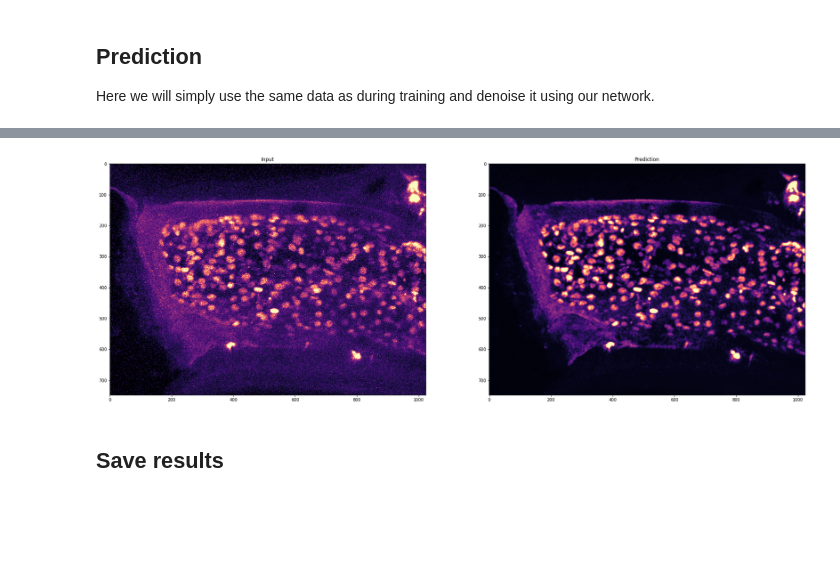
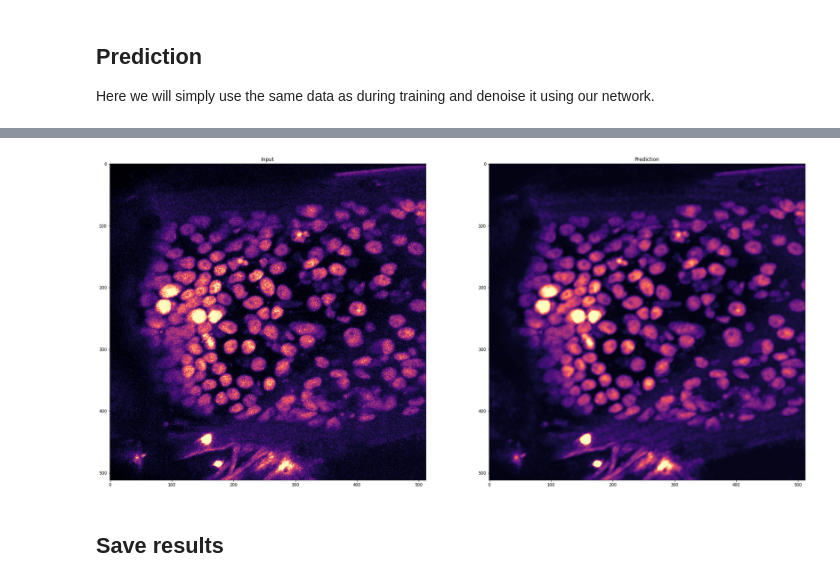
Before and after one commit to ksugar/n2v, a Jupyter notebook: examples/3D/04_prediction_20220927.ipynb, the cells around one changed output, grey strips where cells are left out. Drawn from its saved outputs; the diff is of its cells as text; code cells hidden in the pictures; blank space fills up the shorter version.

```diff
--- a/examples/3D/04_prediction_20220927.ipynb
+++ b/examples/3D/04_prediction_20220927.ipynb
@@ -15,7 +17,7 @@ from csbdeep.io import save_tiff_imagej_compatible
 ## Load the Network
 # %%
 # A previously trained model is loaded by creating a new N2V-object without providing a 'config'.
-model_name = 'n2v_3D_20220927'
+model_name = 'n2v_3D_movie1-16'
 basedir = 'models'
 model = N2V(config=None, name=model_name, basedir=basedir)
 # %% [output]
@@ -32,15 +42,3 @@ Loading network weights from 'weights_best.h5'.
 # %% [markdown]
 ## Prediction
 Here we will simply use the same data as during training and denoise it using our network.
-# %%
-datadir = '2022-09-27'
-preddir = 'pred_' + datadir
-for i in range(10):
-    # We load the data we want to process.
-    img = imread(f'{datadir}/t{i:03d}.tif')
-
-    # Here we process the data.
-    # The 'n_tiles' parameter can be used if images are too big for the GPU memory.
-    # If we do not provide the 'n_tiles' parameter the system will automatically try to find an appropriate tiling.
-    pred = model.predict(img, axes='ZYX', n_tiles=(2,4,4))
-    save_tiff_imagej_compatible(f'{preddir}/t{i:03d}.tif', pred, 'ZYX')
@@ -54,0 +45,13 @@ Detected at node 'model/channel_0down_level_0_no_0/Conv3D' defined at (most rece
+# %%
+datadir = 'data/standard'
+preddir = datadir + '_n2v_200epoch'
+Path(preddir).mkdir(exist_ok=True)
+img = imread(f'{datadir}/standard.tif')
+preds = []
+for t in range(img.shape[0]):
+    pred = model.predict(img[t], axes='ZYX', n_tiles=(2,4,4))
+    pred -= pred.min()
+    pred = (pred / pred.max() * 255).astype(np.uint8)
+    preds.append(pred)
+result = np.array(preds)
+save_tiff_imagej_compatible(f'{preddir}/standard_n2v_200epoch.tif', result, 'TZYX')
@@ -55,26 +73,26 @@ Detected at node 'model/channel_0down_level_0_no_0/Conv3D' defined at (most rece
 # %%
 # Let's look at the results.
 plt.figure(figsize=(30,30))
 
 # We show the noisy input...
 plt.subplot(1,2,1)
-plt.imshow(np.max(img,axis=0),
+plt.imshow(np.max(img[0],axis=0),
            cmap='magma',
-           vmin=np.percentile(img,0.1),
-           vmax=np.percentile(img,99.9)
+           vmin=np.percentile(img[0],0.1),
+           vmax=np.percentile(img[0],99.9)
           )
 plt.title('Input');
 
 # and the result.
 plt.subplot(1,2,2)
-plt.imshow(np.max(pred,axis=0),
+plt.imshow(np.max(result[0],axis=0),
            cmap='magma',
-           vmin=np.percentile(pred,0.1),
-           vmax=np.percentile(pred,99.9)
+           vmin=np.percentile(result[0],0.1),
+           vmax=np.percentile(result[0],99.9)
           )
 plt.title('Prediction');
 # %% [output]
-[figure, old version]
+[figure, new version]
 # %% [markdown]
 ## Save results
 # %%
```
Also changed, not shown: parts of 4 cells of this notebook, 2 other files.
